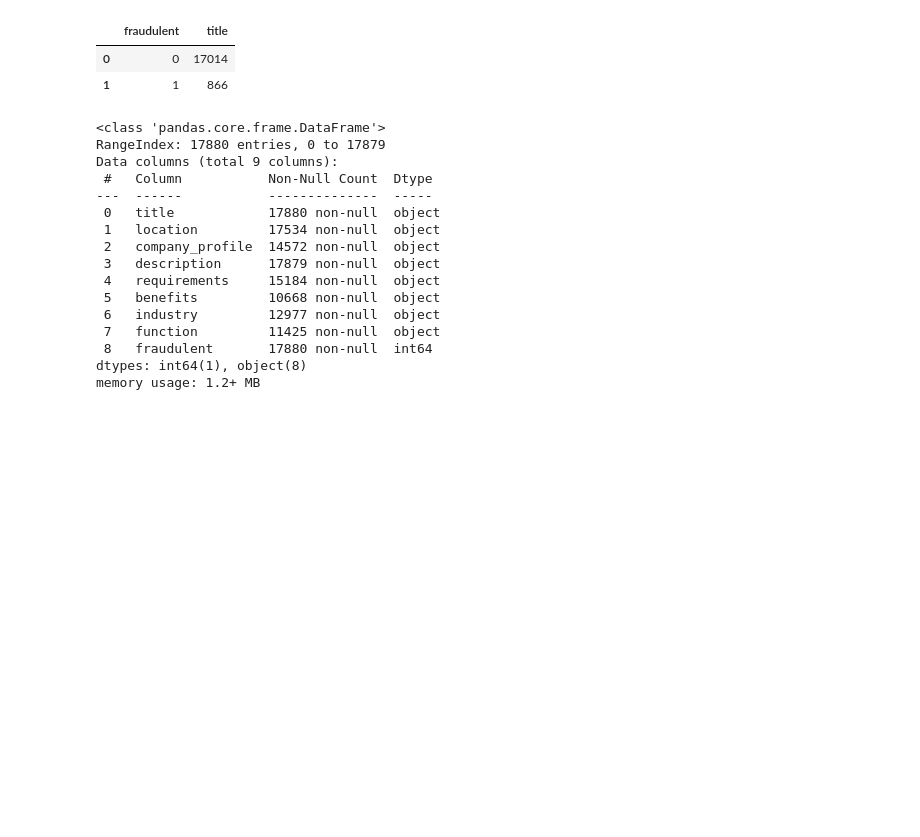
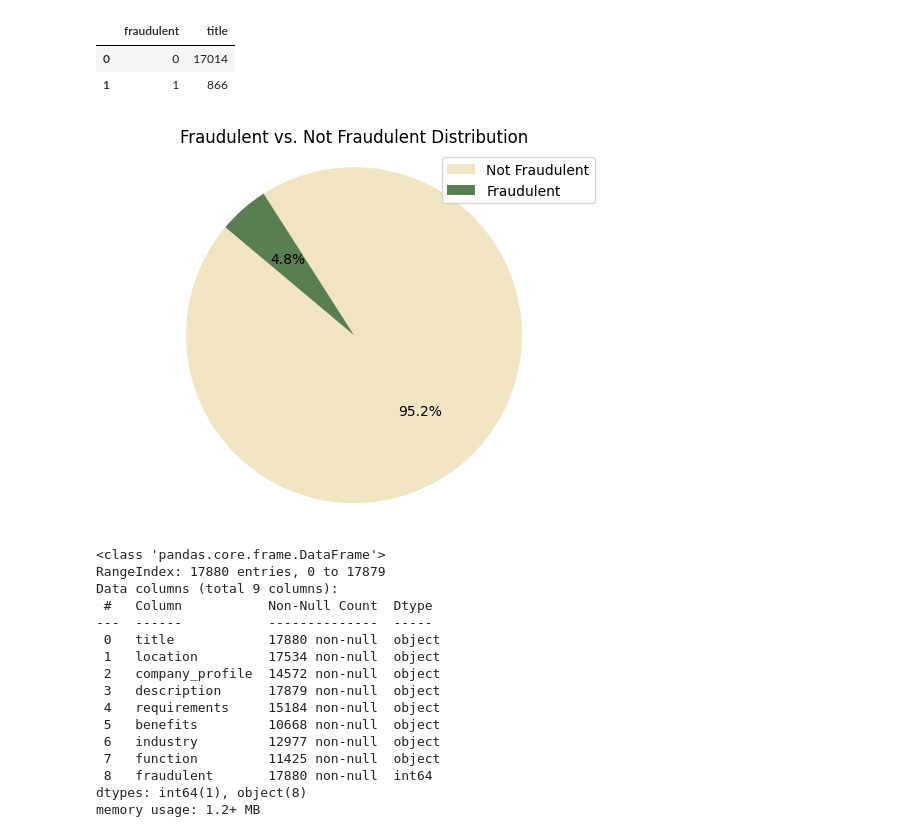
Before and after one commit to rebeccazhang199/Text_Analytics, a Jupyter notebook: final project/FinalProject_Full.ipynb, the cells around one changed output. Saved outputs shown, nothing was run; the diff lists cells and outputs as text; code cells hidden in the pictures; blank space fills up the shorter version.

```diff
--- a/final project/FinalProject_Full.ipynb
+++ b/final project/FinalProject_Full.ipynb
@@ -85,6 +85,18 @@ df.groupby('fraudulent').count()['title'].reset_index().sort_values(by='title',a
 |  | fraudulent | title |
 | 0 | 0 | 17014 |
 | 1 | 1 | 866 |
+# %%
+fraudulent_counts = df['fraudulent'].value_counts()
+
+plt.pie(fraudulent_counts, labels=None, autopct='%1.1f%%', startangle=140, colors=[palette[1], palette[3]])
+plt.title('Fraudulent vs. Not Fraudulent Distribution')
+
+plt.axis('equal')
+plt.legend(labels=['Not Fraudulent', 'Fraudulent'], loc='upper right')
+
+plt.show()
+# %% [output]
+[figure, added]
 # %%
 df.info()
 # %% [output]
```
Also changed, not shown: parts of 48 cells of this notebook.
